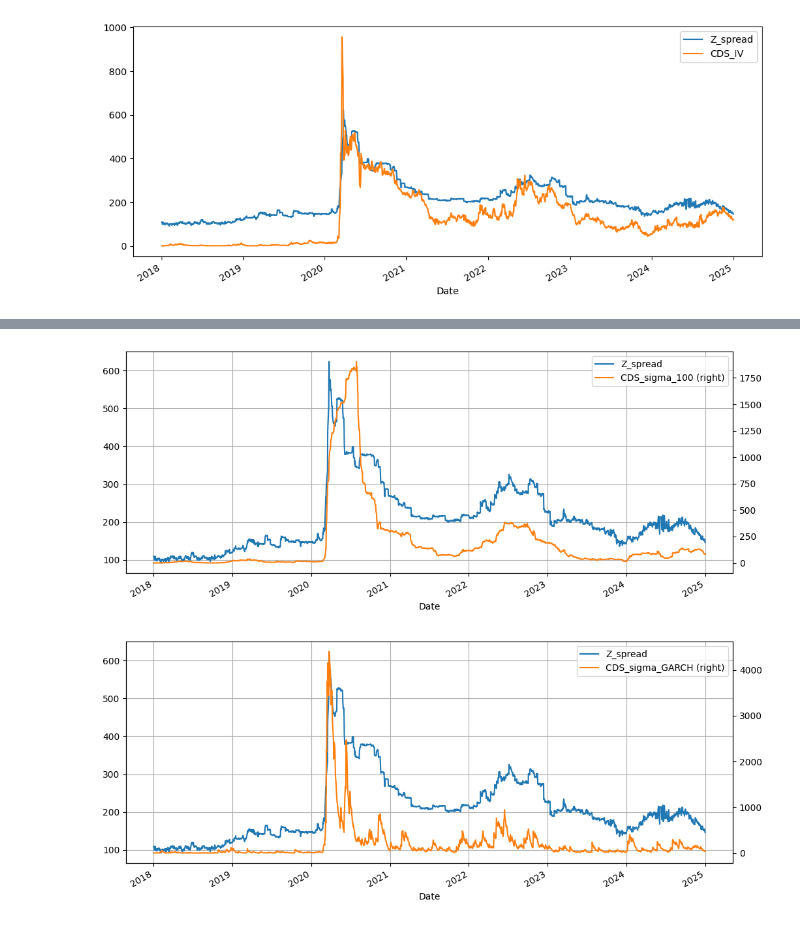
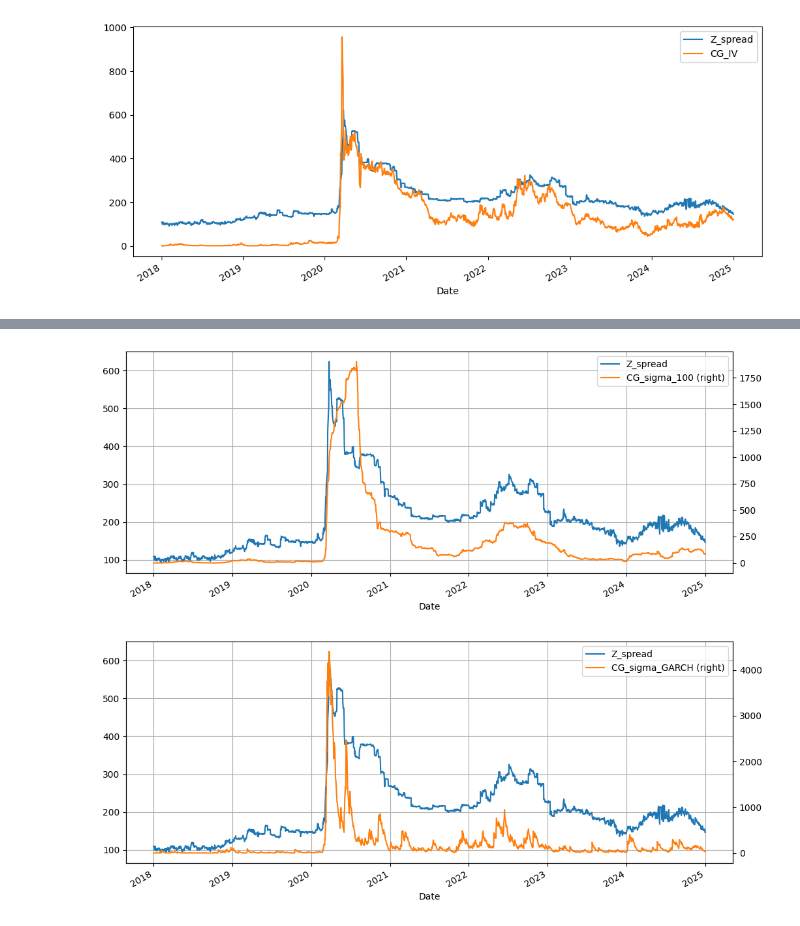
Before and after one commit to sapunkovstepan/bachelor-thesis, a Jupyter notebook: Structure_models/Credit_Grades.ipynb, the cells around one changed output, grey strips where cells are left out. Cells and saved outputs as stored; diff of their text form; code cells hidden in the pictures.

```diff
--- a/Structure_models/Credit_Grades.ipynb
+++ b/Structure_models/Credit_Grades.ipynb
@@ -31,7 +31,7 @@ df["T"] = (maturity - df["Date"]).dt.days / 365.25
 df["D"] = (df["STD"] + df["LTD"]) / df["Shares"]
 
 result = df[["Date", "Z"]].rename(columns={"Z": "Z_spread"}).copy()
-for vol, name in [("sigma_60", "CDS_sigma_60"), ("IV", "CDS_IV"), ("sigma_500", "CDS_sigma_500"),("sigma_100", "CDS_sigma_100"), ("sigma_garch_t", "CDS_sigma_GARCH")]:
+for vol, name in [("sigma_60", "CG_sigma_60"), ("IV", "CG_IV"), ("sigma_500", "CG_sigma_500"),("sigma_100", "CG_sigma_100"), ("sigma_garch_t", "CG_sigma_GARCH")]:
     result[name] = np.nan
     x = df.dropna(subset=["Close", "D", "T", "rf", vol])
     x = x[x["T"] > 0]
@@ -86,12 +86,12 @@ plt.show()
 # %%
 ax = result.plot(x="Date", y="Z_spread", figsize=(12, 5), grid=True)
-result.plot(x="Date", y="CDS_sigma_100", ax=ax, secondary_y=True)
+result.plot(x="Date", y="CG_sigma_100", ax=ax, secondary_y=True)
 plt.show()
 # %% [output]
-[figure, old version]
+[figure, new version]
 # %%
 ax = result.plot(x="Date", y="Z_spread", figsize=(12, 5), grid=True)
-result.plot(x="Date", y="CDS_sigma_GARCH", ax=ax, secondary_y=True)
+result.plot(x="Date", y="CG_sigma_GARCH", ax=ax, secondary_y=True)
 plt.show()
 # %% [output]
-[figure, old version]
+[figure, new version]
```
Also changed, not shown: parts of 5 cells of this notebook, 6 other files.
